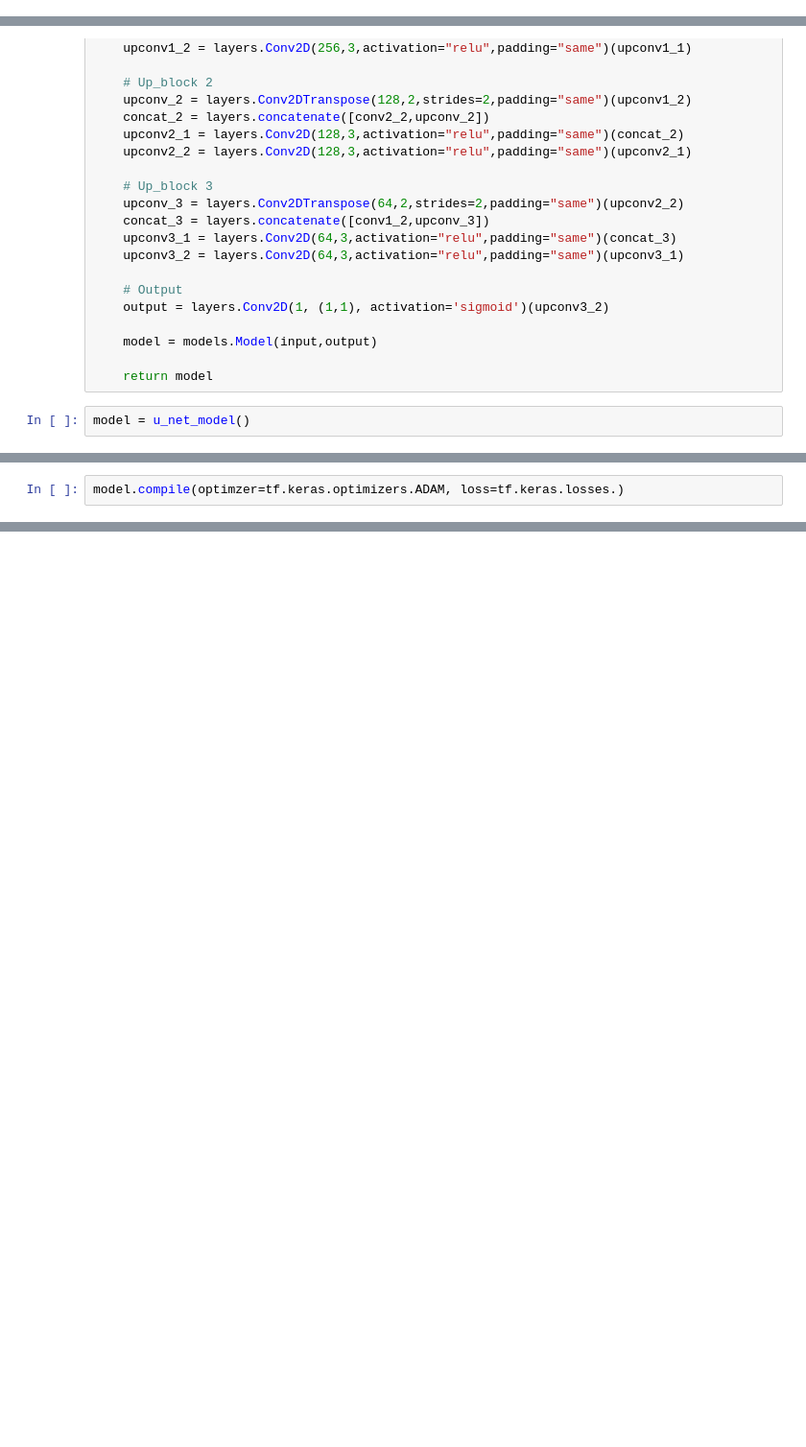
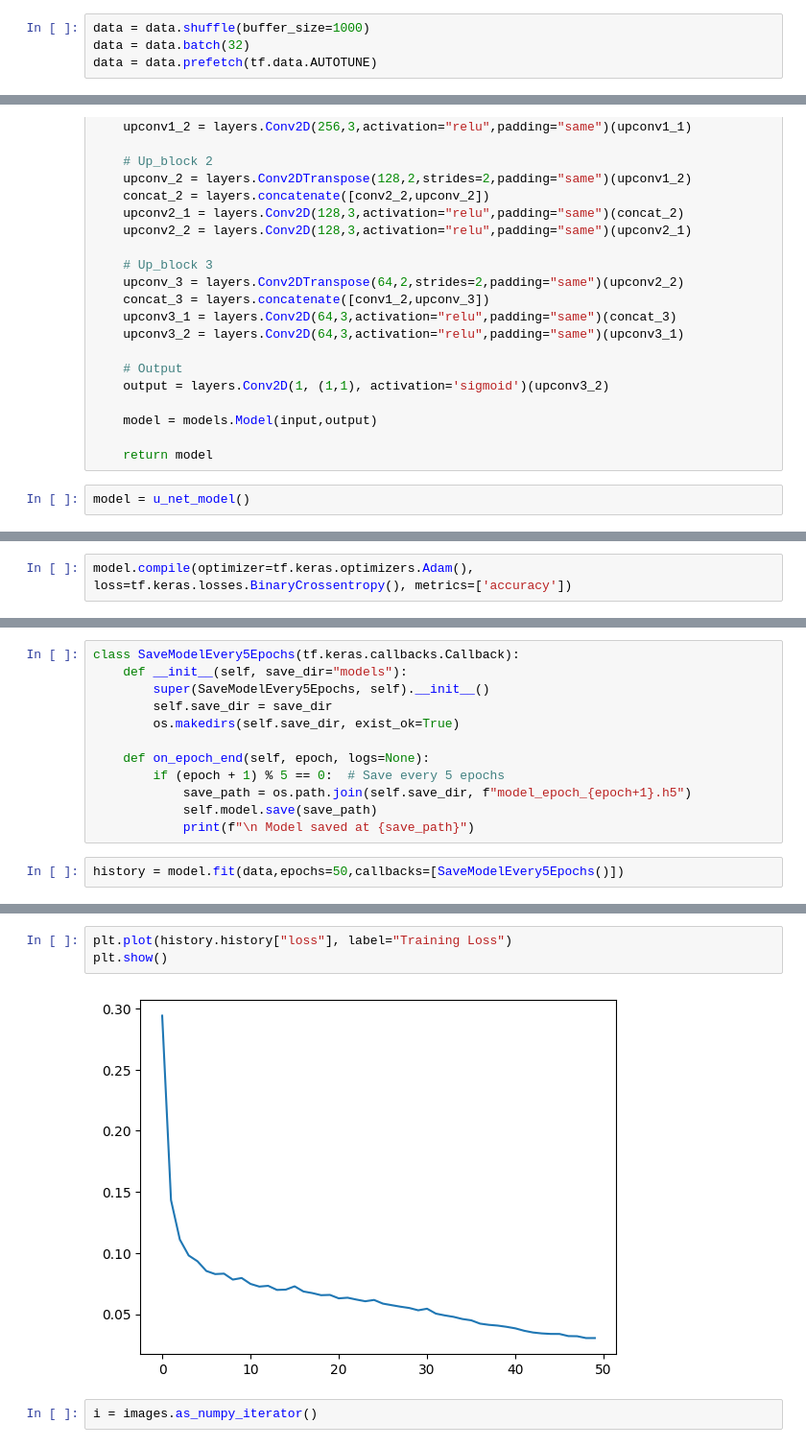
Before and after one commit to MHamzaAamir/human_image_bg_remover, a Jupyter notebook: training/train.ipynb, the cells around one changed output, grey strips where cells are left out. Shown at 96% size. Drawn from its saved outputs; the diff is of its cells as text; blank space fills up the shorter version.

Commit message:
training completed

```diff
--- a/training/train.ipynb
+++ b/training/train.ipynb
@@ -43,0 +45,4 @@ plt.show()
+# %%
+data = data.shuffle(buffer_size=1000)
+data = data.batch(32)
+data = data.prefetch(tf.data.AUTOTUNE)
@@ -116,4 +127,4 @@ Model: "functional_8"
  Trainable params: 7,697,345 (29.36 MB)
  Non-trainable params: 0 (0.00 B)
 # %%
-model.compile(optimzer=tf.keras.optimizers.ADAM, loss=tf.keras.losses.)
+model.compile(optimizer=tf.keras.optimizers.Adam(), loss=tf.keras.losses.BinaryCrossentropy(), metrics=['accuracy'])
@@ -119,0 +135,14 @@ model.compile(optimzer=tf.keras.optimizers.ADAM, loss=tf.keras.losses.)
+# %%
+class SaveModelEvery5Epochs(tf.keras.callbacks.Callback):
+    def __init__(self, save_dir="models"):
+        super(SaveModelEvery5Epochs, self).__init__()
+        self.save_dir = save_dir
+        os.makedirs(self.save_dir, exist_ok=True)
+
+    def on_epoch_end(self, epoch, logs=None):
+        if (epoch + 1) % 5 == 0:  # Save every 5 epochs
+            save_path = os.path.join(self.save_dir, f"model_epoch_{epoch+1}.h5")
+            self.model.save(save_path)
+            print(f"\n Model saved at {save_path}")
+# %%
+history = model.fit(data,epochs=50,callbacks=[SaveModelEvery5Epochs()])
@@ -119,0 +227,7 @@ model.compile(optimzer=tf.keras.optimizers.ADAM, loss=tf.keras.losses.)
+# %%
+plt.plot(history.history["loss"], label="Training Loss")
+plt.show()
+# %% [output]
+[figure, added]
+# %%
+i = images.as_numpy_iterator()
```
Also changed, not shown: parts of 11 cells of this notebook.
